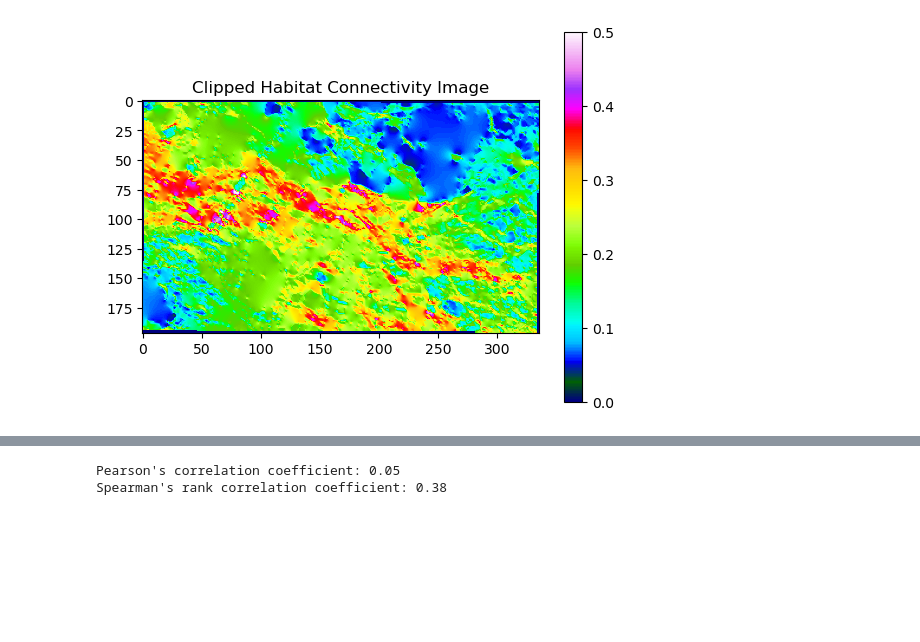
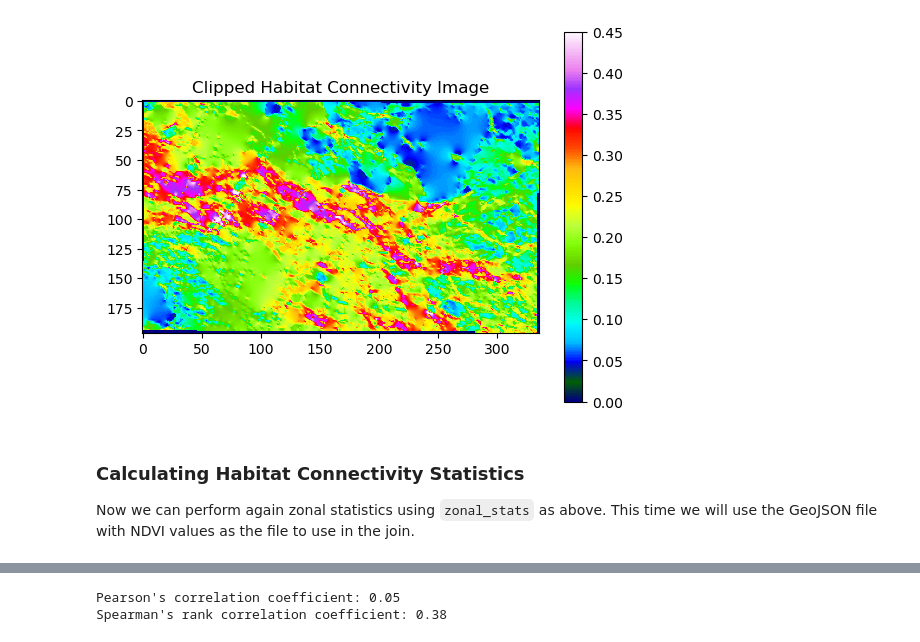
Before and after one commit to Mavisan6/Assignment, a Jupyter notebook: ScriptP3.ipynb, the cells around one changed output, grey strips where cells are left out. Cells and saved outputs as stored; diff of their text form; code cells hidden in the pictures; blank space fills up the shorter version.

```diff
--- a/ScriptP3.ipynb
+++ b/ScriptP3.ipynb
@@ -82,7 +90,7 @@ with rio.open(hab_con_path) as habcon_src:
     clipped_habcon_data, clipped_habcon_transform = mask(habcon_src, shapes=AOI.geometry, crop=True)
 
     # Define the output path for the clipped NDVI raster file
-    clipped_habcon_path = 'Data_files/clipped_habcon1.tif'
+    clipped_habcon_path = 'Data_files/Output_files/clipped_habcon.tif'
     with rio.open(clipped_habcon_path, 'w', **habcon_src.meta) as clipped_habcon_dst:
         clipped_habcon_dst.write(clipped_habcon_data)
 
@@ -92,10 +104,14 @@ Clipped NDVI saved to Data_files/clipped_habcon1.tif
 # %%
 # Plot the clipped habitat connectivity
-plt.imshow(clipped_habcon_data[0], cmap='gist_ncar', vmin=0, vmax=0.5)
+plt.imshow(clipped_habcon_data[0], cmap='gist_ncar', vmin=0, vmax=0.45)
 plt.colorbar()
 plt.title('Clipped Habitat Connectivity Image')
 plt.show()
 # %% [output]
-[figure, old version]
+[figure, new version]
+# %% [markdown]
+### Calculating Habitat Connectivity Statistics
+
+Now we can perform again zonal statistics using `zonal_stats` as above. This time we will use the GeoJSON file with NDVI values as the file to use in the join.
 # %%
 # Open the raster file which contains the habitat connectivity calculation with rasterio
```
Also changed, not shown: parts of 33 cells of this notebook, 2 other files.
